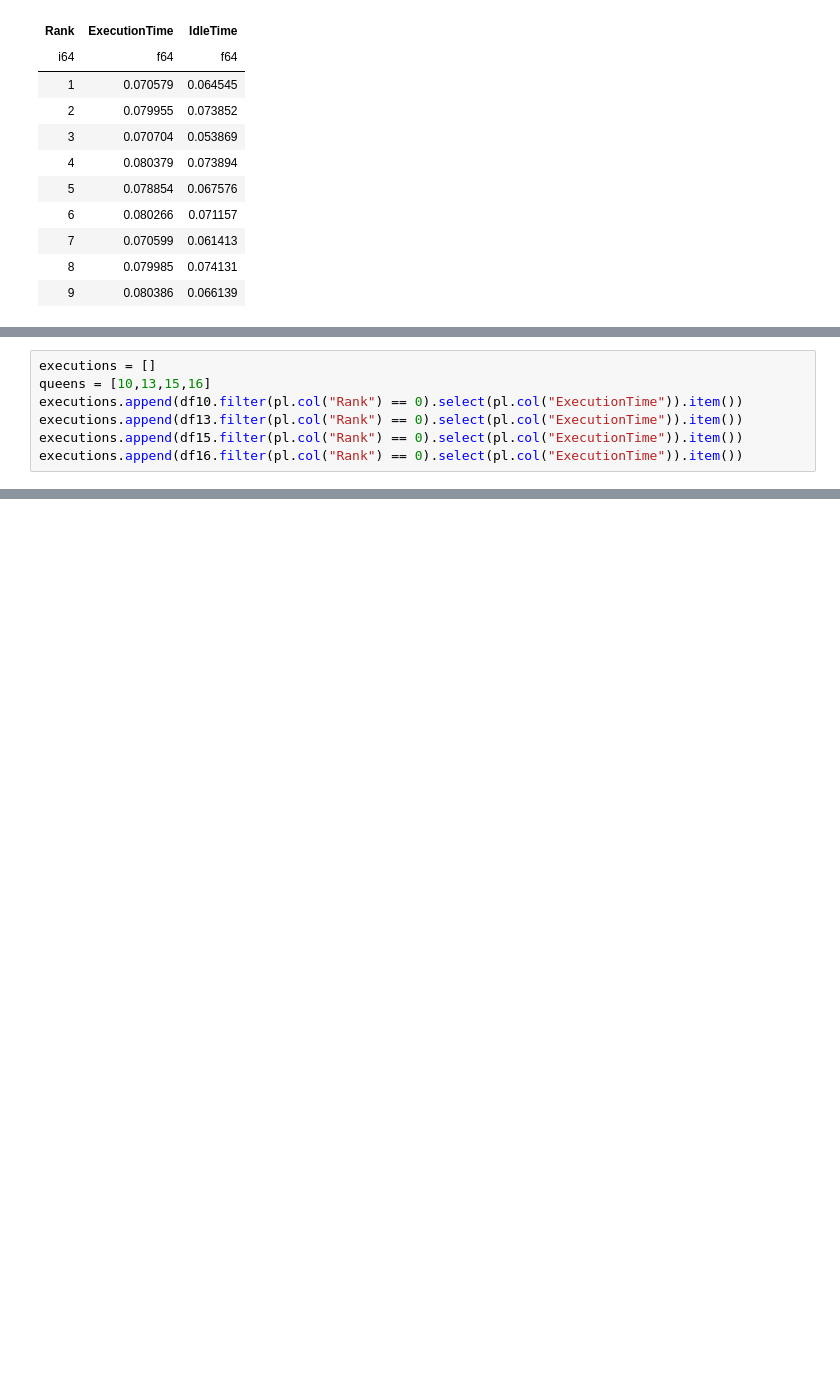
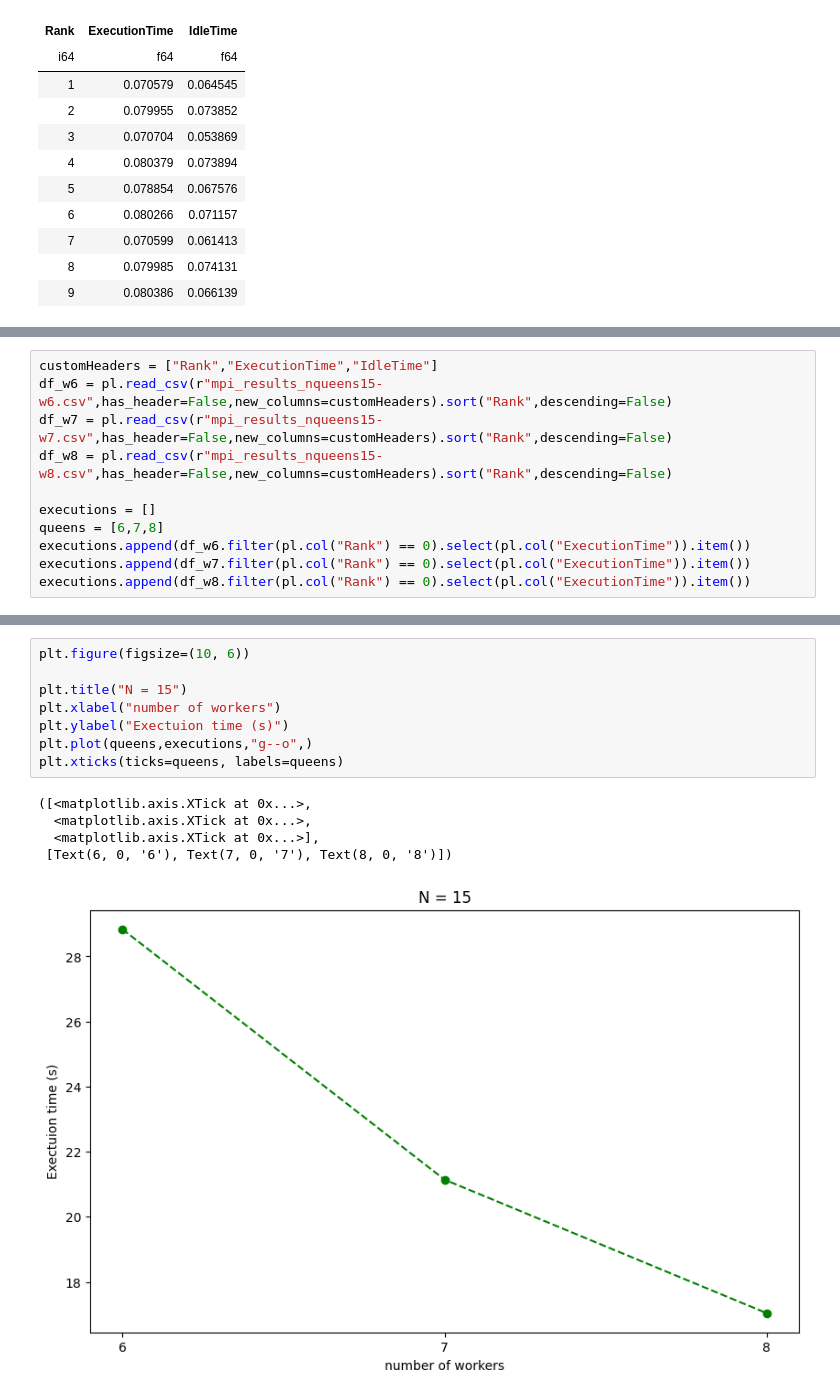
Before and after one commit to NabilBH/Nqueen, a Jupyter notebook: Visualisation/graph.ipynb, the cells around one changed output, grey strips where cells are left out. Saved outputs shown, nothing was run; the diff lists cells and outputs as text; blank space fills up the shorter version.

```diff
--- a/Visualisation/graph.ipynb
+++ b/Visualisation/graph.ipynb
@@ -43,7 +43,11 @@ plot_idleTime(df16, ax=axes[1,1])
 # %%
+customHeaders = ["Rank","ExecutionTime","IdleTime"]
+df_w6 = pl.read_csv(r"mpi_results_nqueens15-w6.csv",has_header=False,new_columns=customHeaders).sort("Rank",descending=False)
+df_w7 = pl.read_csv(r"mpi_results_nqueens15-w7.csv",has_header=False,new_columns=customHeaders).sort("Rank",descending=False)
+df_w8 = pl.read_csv(r"mpi_results_nqueens15-w8.csv",has_header=False,new_columns=customHeaders).sort("Rank",descending=False)
+
 executions = []
-queens = [10,13,15,16]
-executions.append(df10.filter(pl.col("Rank") == 0).select(pl.col("ExecutionTime")).item())
-executions.append(df13.filter(pl.col("Rank") == 0).select(pl.col("ExecutionTime")).item())
-executions.append(df15.filter(pl.col("Rank") == 0).select(pl.col("ExecutionTime")).item())
-executions.append(df16.filter(pl.col("Rank") == 0).select(pl.col("ExecutionTime")).item())
+queens = [6,7,8]
+executions.append(df_w6.filter(pl.col("Rank") == 0).select(pl.col("ExecutionTime")).item())
+executions.append(df_w7.filter(pl.col("Rank") == 0).select(pl.col("ExecutionTime")).item())
+executions.append(df_w8.filter(pl.col("Rank") == 0).select(pl.col("ExecutionTime")).item())
@@ -54,0 +60,14 @@ plt.plot(queens,executions,color="red")
+# %%
+plt.figure(figsize=(10, 6))
+
+plt.title("N = 15")
+plt.xlabel("number of workers")
+plt.ylabel("Exectuion time (s)")
+plt.plot(queens,executions,"g--o",)
+plt.xticks(ticks=queens, labels=queens)
+# %% [output]
+([<matplotlib.axis.XTick at 0x...>,
+  <matplotlib.axis.XTick at 0x...>,
+  <matplotlib.axis.XTick at 0x...>],
+ [Text(6, 0, '6'), Text(7, 0, '7'), Text(8, 0, '8')])
+[figure, added]
```
Also changed, not shown: parts of 4 cells of this notebook, 12 other files.
